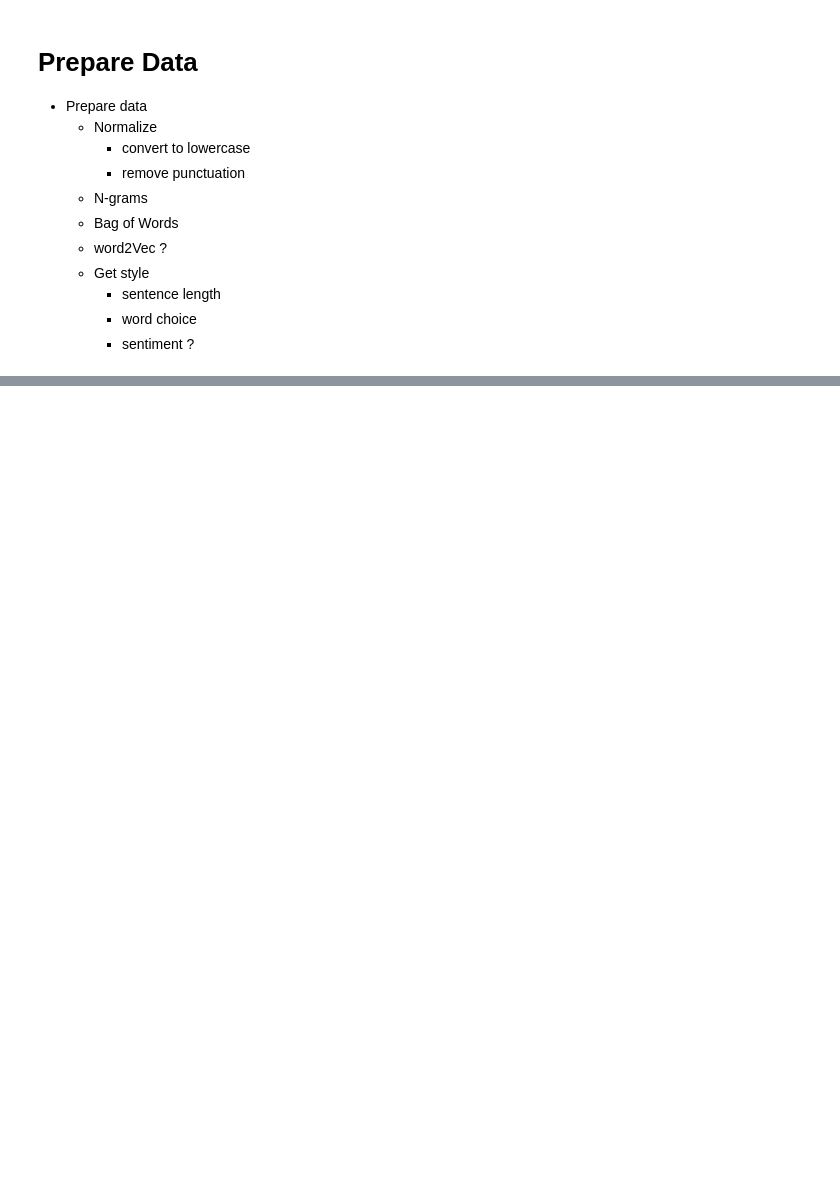
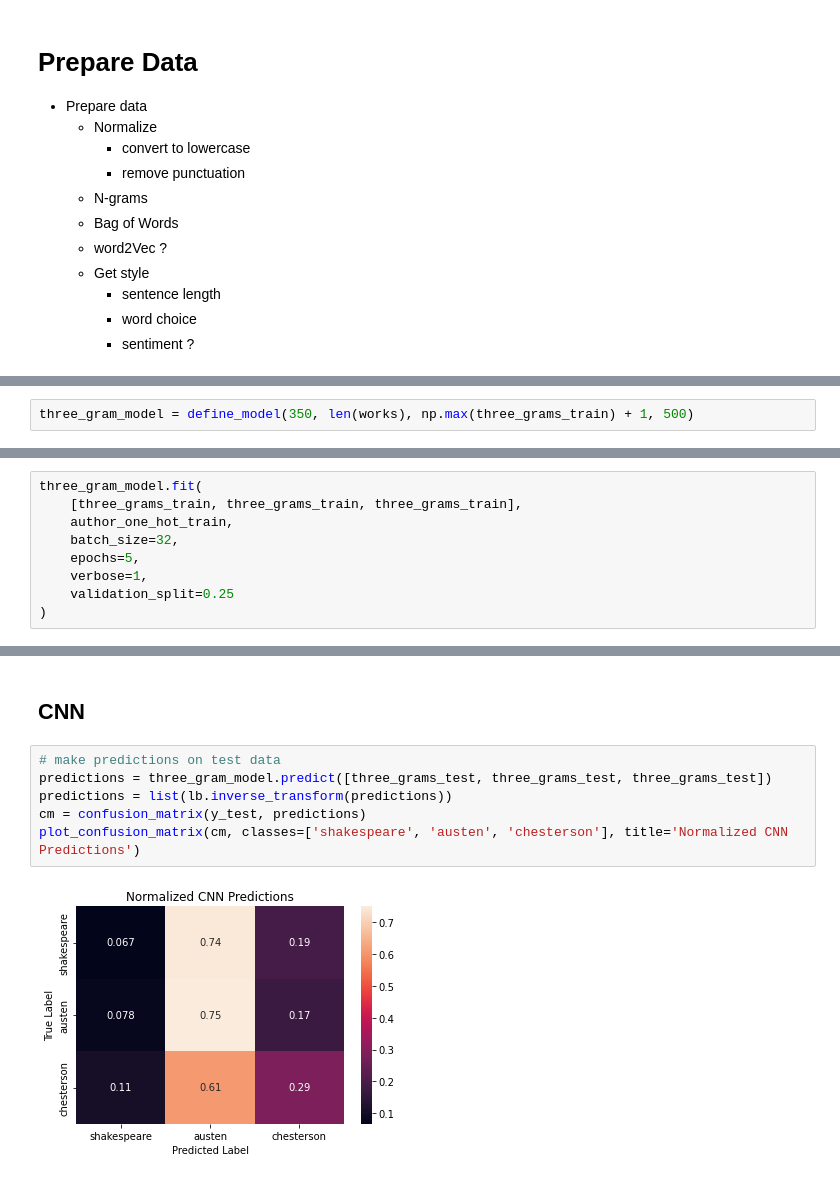
Before and after one commit to robert-chatterton/authorship-attribution, a Jupyter notebook: authorship_attribution.ipynb, the cells around one changed output, grey strips where cells are left out. Cells and saved outputs as stored; diff of their text form; blank space fills up the shorter version.

```diff
--- a/authorship_attribution.ipynb
+++ b/authorship_attribution.ipynb
@@ -187,0 +443,2 @@ len(tokens['shakespeare']), len(shakespeare_counts), shakespeare_counts.most_com
+# %%
+three_gram_model = define_model(350, len(works), np.max(three_grams_train) + 1, 500)
@@ -187,0 +463,9 @@ len(tokens['shakespeare']), len(shakespeare_counts), shakespeare_counts.most_com
+# %%
+three_gram_model.fit(
+    [three_grams_train, three_grams_train, three_grams_train],
+    author_one_hot_train,
+    batch_size=32,
+    epochs=5,
+    verbose=1,
+    validation_split=0.25
+)
@@ -187,0 +509,10 @@ len(tokens['shakespeare']), len(shakespeare_counts), shakespeare_counts.most_com
+# %% [markdown]
+## CNN
+# %%
+# make predictions on test data
+predictions = three_gram_model.predict([three_grams_test, three_grams_test, three_grams_test])
+predictions = list(lb.inverse_transform(predictions))
+cm = confusion_matrix(y_test, predictions)
+plot_confusion_matrix(cm, classes=['shakespeare', 'austen', 'chesterson'], title='Normalized CNN Predictions')
+# %% [output]
+[figure, added]
```
Also changed, not shown: parts of 31 cells of this notebook, 1 other file.
